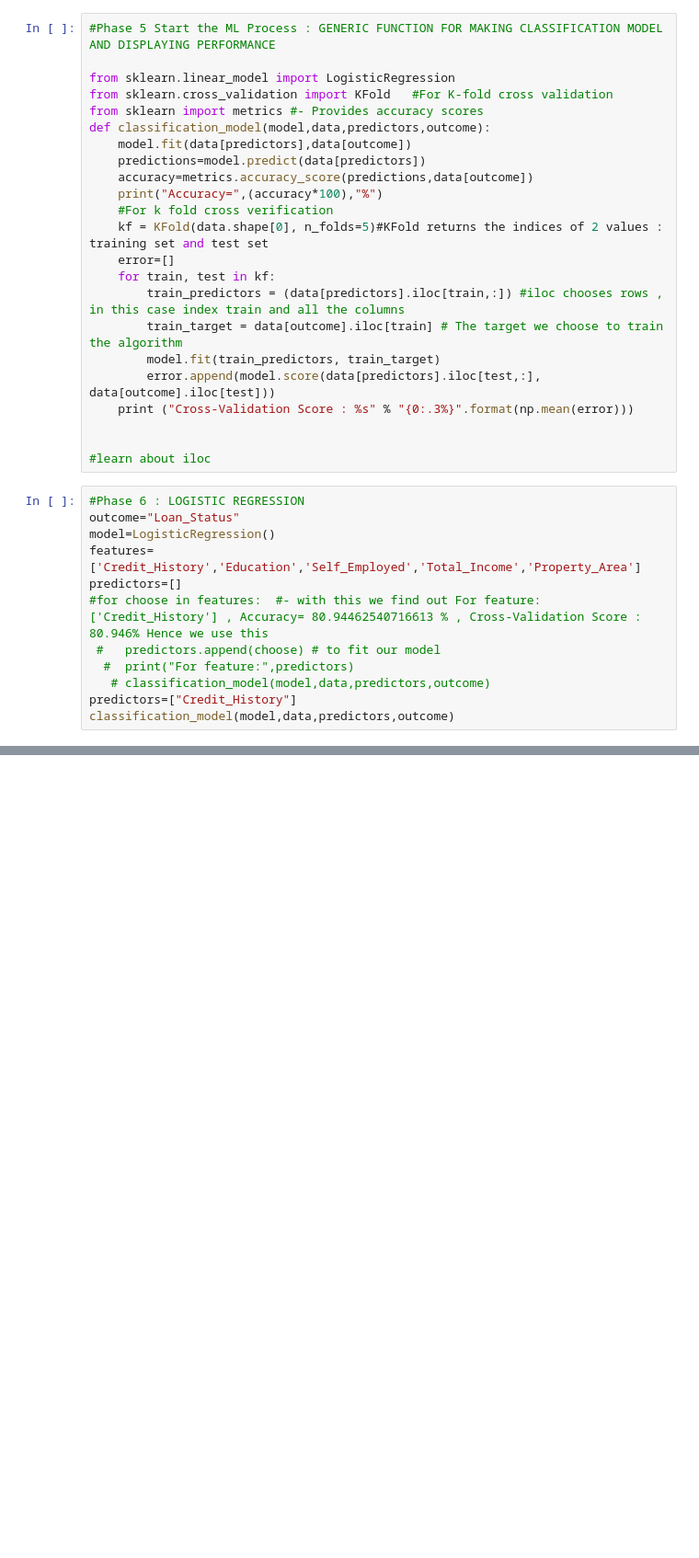
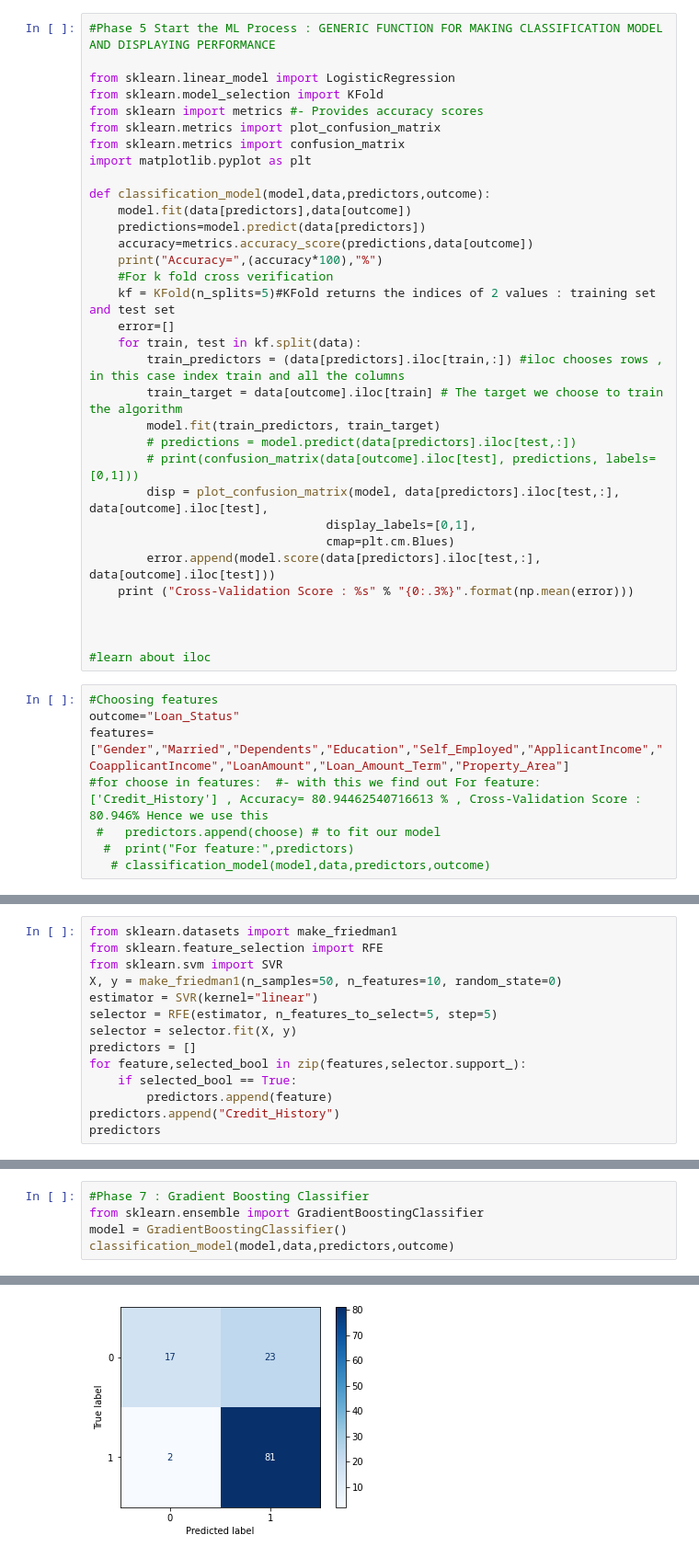
Before and after one commit to blackrosedragon2/Assignment, a Jupyter notebook: MLProject.ipynb, the cells around one changed output, grey strips where cells are left out. Shown: that part at 92% size. Saved outputs shown, nothing was run; the diff lists cells and outputs as text; blank space fills up the shorter version.

Commit message:
Added 3 other models to an old project

```diff
--- a/MLProject.ipynb
+++ b/MLProject.ipynb
@@ -196,34 +196,40 @@ See the caveats in the documentation: http://pandas.pydata.org/pandas-docs/stabl
 #Phase 5 Start the ML Process : GENERIC FUNCTION FOR MAKING CLASSIFICATION MODEL AND DISPLAYING PERFORMANCE
 
 from sklearn.linear_model import LogisticRegression
-from sklearn.cross_validation import KFold   #For K-fold cross validation
+from sklearn.model_selection import KFold
 from sklearn import metrics #- Provides accuracy scores
+from sklearn.metrics import plot_confusion_matrix
+from sklearn.metrics import confusion_matrix
+import matplotlib.pyplot as plt
+
 def classification_model(model,data,predictors,outcome):
     model.fit(data[predictors],data[outcome])
     predictions=model.predict(data[predictors])
     accuracy=metrics.accuracy_score(predictions,data[outcome])
     print("Accuracy=",(accuracy*100),"%")
     #For k fold cross verification
-    kf = KFold(data.shape[0], n_folds=5)#KFold returns the indices of 2 values : training set and test set
+    kf = KFold(n_splits=5)#KFold returns the indices of 2 values : training set and test set
     error=[]
-    for train, test in kf:
+    for train, test in kf.split(data):
         train_predictors = (data[predictors].iloc[train,:]) #iloc chooses rows , in this case index train and all the columns
         train_target = data[outcome].iloc[train] # The target we choose to train the algorithm
         model.fit(train_predictors, train_target)
+        # predictions = model.predict(data[predictors].iloc[test,:])
+        # print(confusion_matrix(data[outcome].iloc[test], predictions, labels=[0,1]))
+        disp = plot_confusion_matrix(model, data[predictors].iloc[test,:], data[outcome].iloc[test],
+                                 display_labels=[0,1],
+                                 cmap=plt.cm.Blues)
         error.append(model.score(data[predictors].iloc[test,:], data[outcome].iloc[test]))
     print ("Cross-Validation Score : %s" % "{0:.3%}".format(np.mean(error)))
 
 
+
 #learn about iloc
 # %%
-#Phase 6 : LOGISTIC REGRESSION
+#Choosing features
 outcome="Loan_Status"
-model=LogisticRegression()
-features= ['Credit_History','Education','Self_Employed','Total_Income','Property_Area']
-predictors=[]
+features= ["Gender","Married","Dependents","Education","Self_Employed","ApplicantIncome","CoapplicantIncome","LoanAmount","Loan_Amount_Term","Property_Area"]
 #for choose in features:  #- with this we find out For feature: ['Credit_History'] , Accuracy= 80.94462540716613 % , Cross-Validation Score : 80.946% Hence we use this
  #   predictors.append(choose) # to fit our model
   #  print("For feature:",predictors)
    # classification_model(model,data,predictors,outcome)
-predictors=["Credit_History"]
-classification_model(model,data,predictors,outcome)
@@ -234,0 +236,14 @@ Cross-Validation Score : 80.946%
+# %%
+from sklearn.datasets import make_friedman1
+from sklearn.feature_selection import RFE
+from sklearn.svm import SVR
+X, y = make_friedman1(n_samples=50, n_features=10, random_state=0)
+estimator = SVR(kernel="linear")
+selector = RFE(estimator, n_features_to_select=5, step=5)
+selector = selector.fit(X, y)
+predictors = []
+for feature,selected_bool in zip(features,selector.support_):
+    if selected_bool == True:
+        predictors.append(feature)
+predictors.append("Credit_History")
+predictors
@@ -234,0 +269,6 @@ Cross-Validation Score : 80.946%
+# %%
+#Phase 7 : Gradient Boosting Classifier
+from sklearn.ensemble import GradientBoostingClassifier
+model = GradientBoostingClassifier()
+classification_model(model,data,predictors,outcome)
+# %% [output]
@@ -234,0 +277 @@ Cross-Validation Score : 80.946%
+[figure, added]
```
Also changed, not shown: parts of 13 cells of this notebook.
